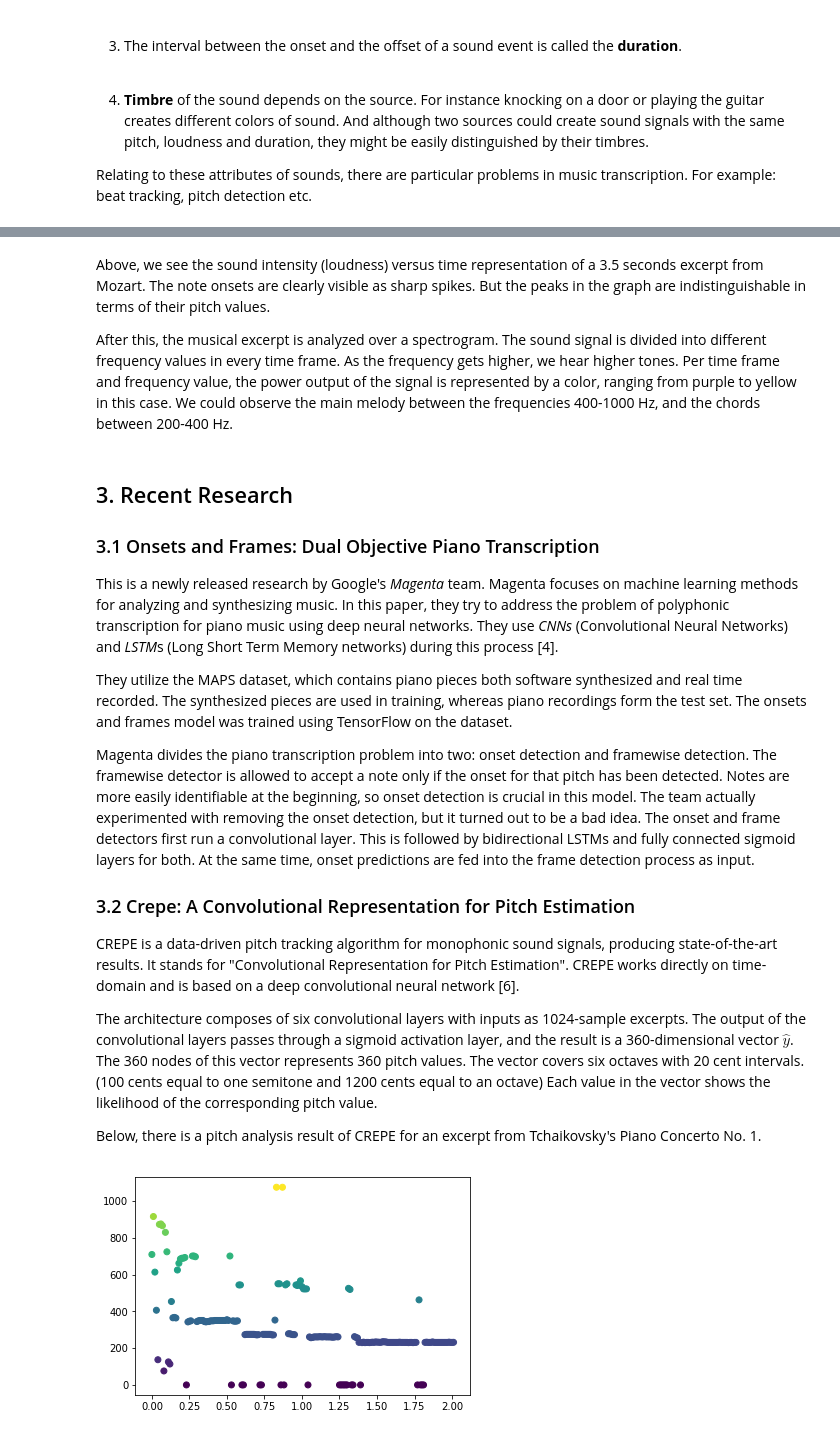
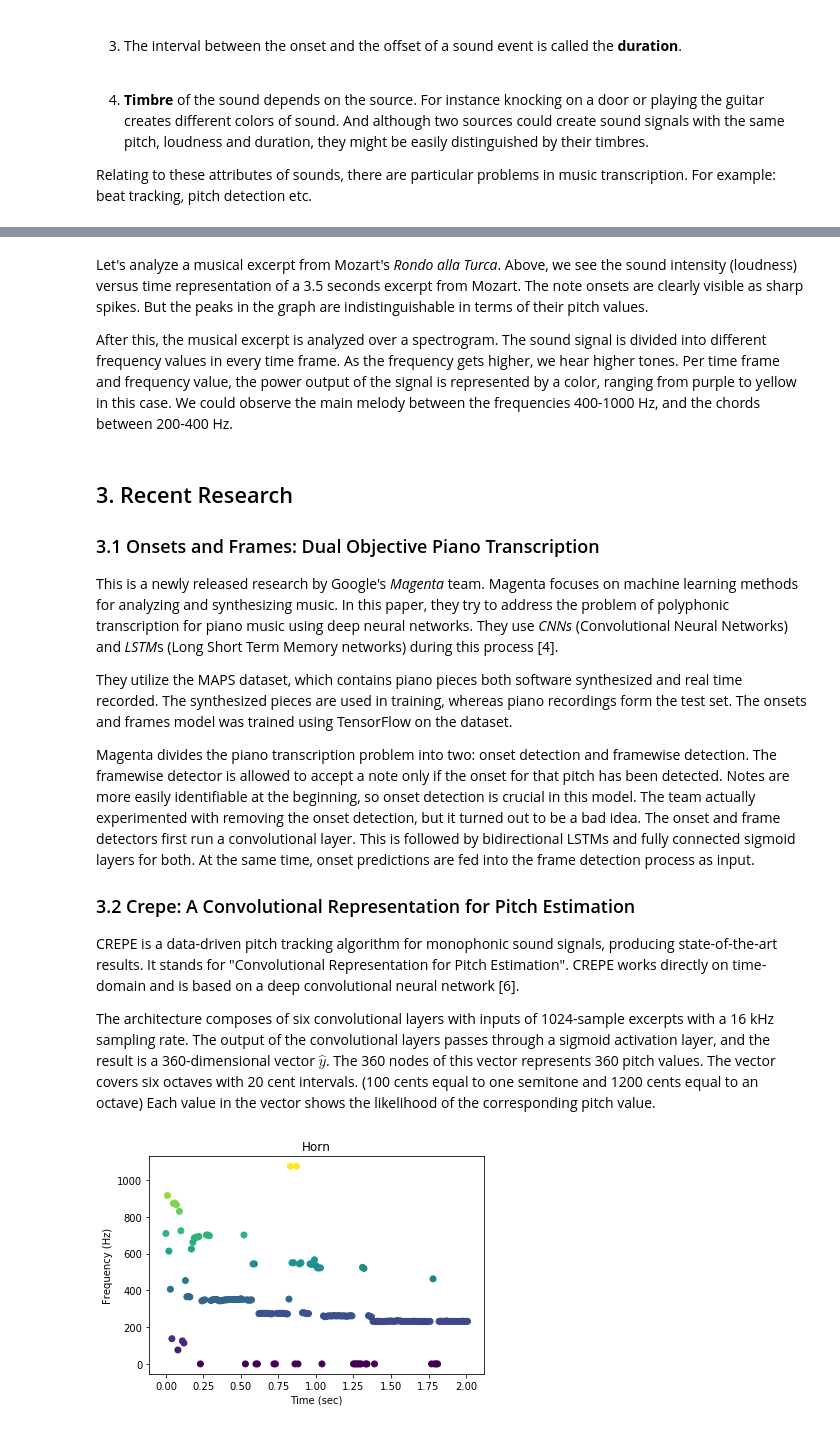
Before and after one commit to OnurOrhan/music-transcription-research, a Jupyter notebook: Report.ipynb, the cells around one changed output, grey strips where cells are left out. Drawn from its saved outputs; the diff is of its cells as text; code cells hidden in the pictures.

```diff
--- a/Report.ipynb
+++ b/Report.ipynb
@@ -57,7 +56,7 @@ IPython.display.Audio("source/alla_turca.wav")
 [figure]
 [interactive output not drawn]
 # %% [markdown]
-Above, we see the sound intensity (loudness) versus time representation of a 3.5 seconds excerpt from Mozart. The note onsets are clearly visible as sharp spikes. But the peaks in the graph are indistinguishable in terms of their pitch values.
+Let's analyze a musical excerpt from Mozart's *Rondo alla Turca*. Above, we see the sound intensity (loudness) versus time representation of a 3.5 seconds excerpt from Mozart. The note onsets are clearly visible as sharp spikes. But the peaks in the graph are indistinguishable in terms of their pitch values.
 
 After this, the musical excerpt is analyzed over a spectrogram. The sound signal is divided into different frequency values in every time frame. As the frequency gets higher, we hear higher tones. Per time frame and frequency value, the power output of the signal is represented by a color, ranging from purple to yellow in this case. We could observe the main melody between the frequencies 400-1000 Hz, and the chords between 200-400 Hz.
 # %% [markdown]
@@ -76,26 +75,35 @@ Magenta divides the piano transcription problem into two: onset detection and fr
 
 CREPE is a data-driven pitch tracking algorithm for monophonic sound signals, producing state-of-the-art results. It stands for "Convolutional Representation for Pitch Estimation". CREPE works directly on time-domain and is based on a deep convolutional neural network [6].
 
-The architecture composes of six convolutional layers with inputs as 1024-sample excerpts. The output of the convolutional layers passes through a sigmoid activation layer, and the result is a 360-dimensional vector $\hat{y}$. The 360 nodes of this vector represents 360 pitch values. The vector covers six octaves with 20 cent intervals. (100 cents equal to one semitone and 1200 cents equal to an octave) Each value in the vector shows the likelihood of the corresponding pitch value.
-
-Below, there is a pitch analysis result of CREPE for an excerpt from Tchaikovsky's Piano Concerto No. 1.
+The architecture composes of six convolutional layers with inputs of 1024-sample excerpts with a 16 kHz sampling rate. The output of the convolutional layers passes through a sigmoid activation layer, and the result is a 360-dimensional vector $\hat{y}$. The 360 nodes of this vector represents 360 pitch values. The vector covers six octaves with 20 cent intervals. (100 cents equal to one semitone and 1200 cents equal to an octave) Each value in the vector shows the likelihood of the corresponding pitch value.
 # %%
+n = []
 y = []
-size = 0
+s1 = 0
+s2 = 0
 
 # Reading frequency values from the CREPE output
 with open('source/tch.f0.tsv') as f:
     for line in f:
         l = [elt.strip() for elt in line.split('\t')]
-        size += 1
+        s2 += 1
         y.append(float(l[1]))
-x = np.array([i/100 for i in range(size)])
+with open('source/black.f0.tsv') as f:
+    for line in f:
+        l = [elt.strip() for elt in line.split('\t')]
+        s1 += 1
+        n.append(float(l[1]))
+
+x = np.array([i/100 for i in range(s2)])
+m = np.array([i/100 for i in range(s1)])
 
 plt.scatter(x, y, c=y)
+plt.xlabel('Time (sec)')
+plt.ylabel('Frequency (Hz)')
+plt.title('Horn')
 plt.show()
-
-IPython.display.Audio("source/tch.wav")
+IPython.display.display(IPython.display.Audio("source/tch.wav"))
 # %% [output]
-[figure, old version]
+[figure, new version]
 [interactive output not drawn]
 # %% [markdown]
```
Also changed, not shown: parts of 7 cells of this notebook, 2 other files.
